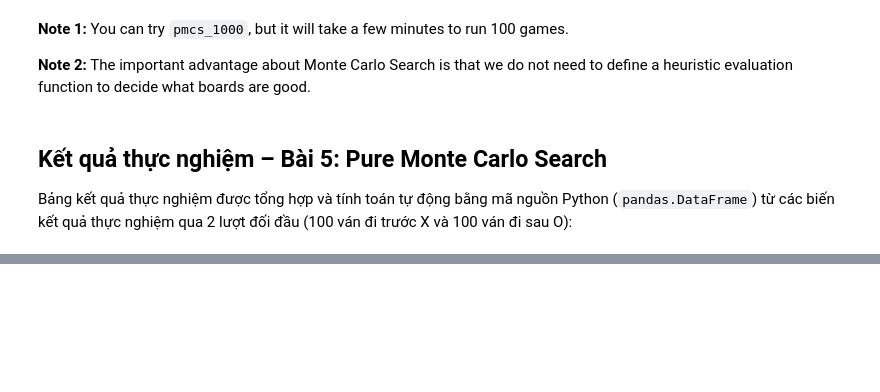
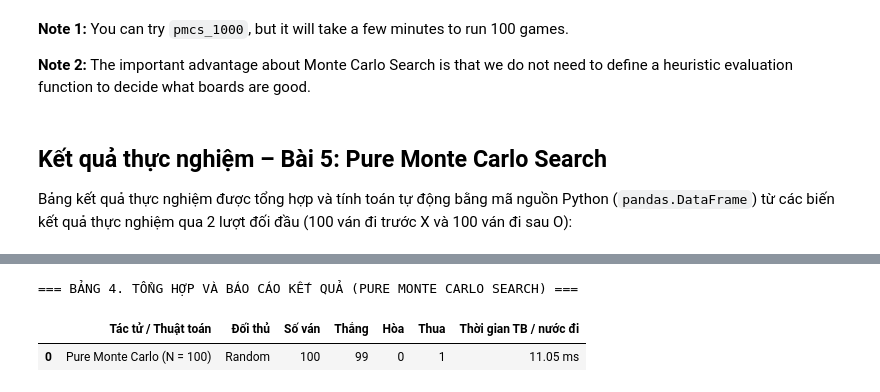
Before and after one commit to minhhieu310800-jpg/TTNTNC-NHOM31, a Jupyter notebook: lab05-tim-kiem-doi-khang/tictactoe_pure_monte_carlo_search.ipynb, the cells around one changed output, grey strips where cells are left out. Cells and saved outputs as stored; diff of their text form; code cells hidden in the pictures; blank space fills up the shorter version.

Commit message:
Revert "Revert "revert feat(lab05): hoàn thiện Bài 5 Pure Monte Carlo Search""

```diff
--- a/lab05-tim-kiem-doi-khang/tictactoe_pure_monte_carlo_search.ipynb
+++ b/lab05-tim-kiem-doi-khang/tictactoe_pure_monte_carlo_search.ipynb
@@ -704,0 +645,22 @@ print(f"> Ghi chú: Cột Thắng/Hòa/Thua được tính theo góc nhìn ngư
+# %%
+avg_wall_time_100_ms = (sum(test_wall_times_100) / len(test_wall_times_100)) * 1000
+
+records_tonghop = [
+    {
+        "Tác tử / Thuật toán": "Pure Monte Carlo (N = 100)",
+        "Đối thủ": "Random",
+        "Số ván": 100,
+        "Thắng": res_100_x['x'],
+        "Hòa": res_100_x['d'],
+        "Thua": res_100_x['o'],
+        "Thời gian TB / nước đi": f"{avg_wall_time_100_ms:.2f} ms"
+    }
+]
+
+df_tonghop = pd.DataFrame(records_tonghop)
+print("=== BẢNG 4. TỔNG HỢP VÀ BÁO CÁO KẾT QUẢ (PURE MONTE CARLO SEARCH) ===")
+display(df_tonghop)
+# %% [output]
+=== BẢNG 4. TỔNG HỢP VÀ BÁO CÁO KẾT QUẢ (PURE MONTE CARLO SEARCH) ===
+|  | Tác tử / Thuật toán | Đối thủ | Số ván | Thắng | Hòa | Thua | Thời gian TB / nước đi |
+| 0 | Pure Monte Carlo (N = 100) | Random | 100 | 99 | 0 | 1 | 11.05 ms |
```
Also changed, not shown: parts of 16 cells of this notebook.
